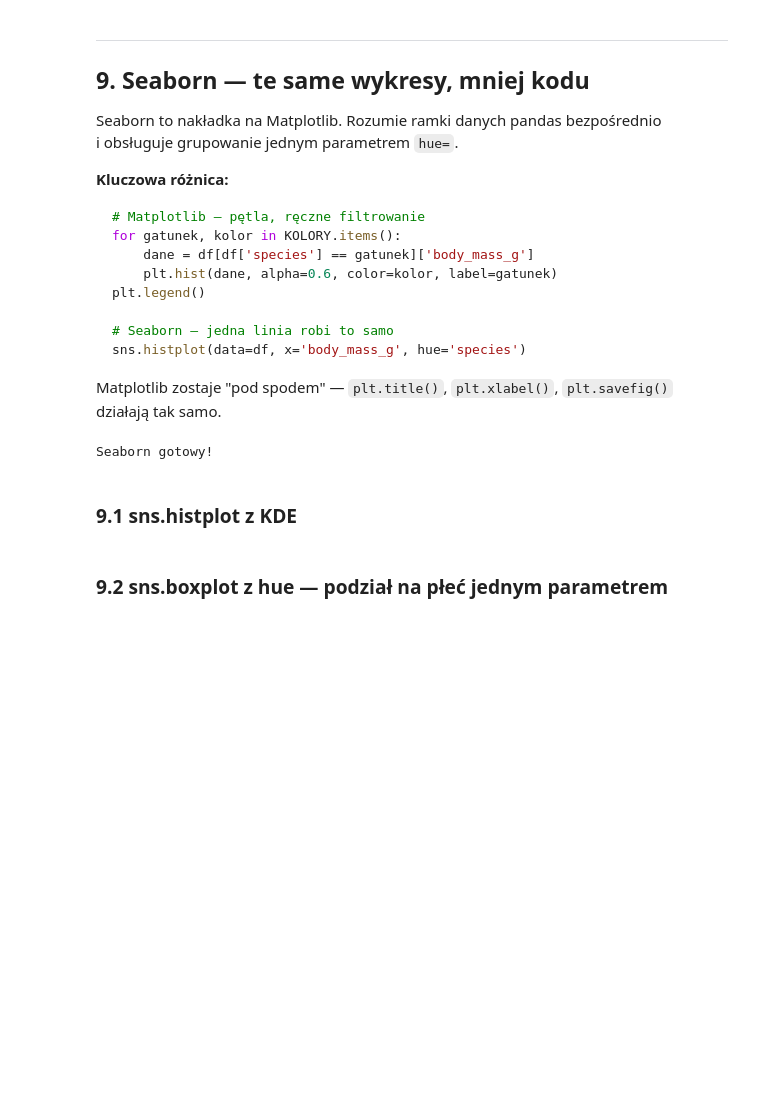
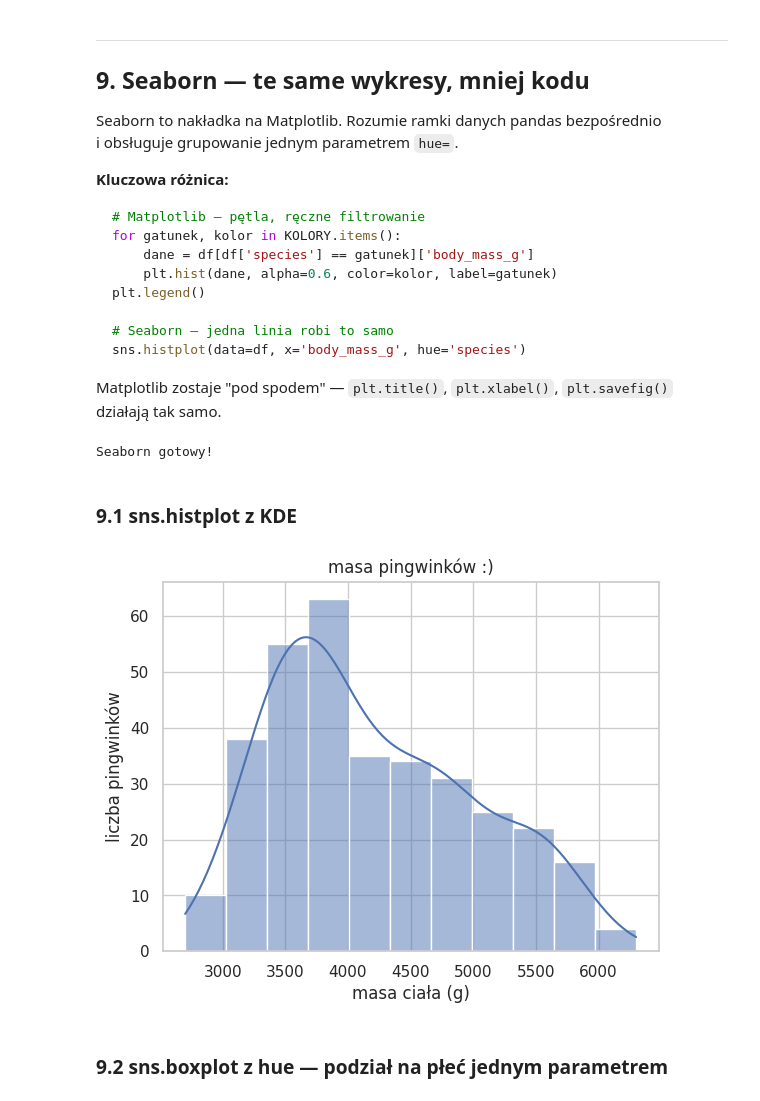
Before and after one commit to ligusoliwia/podstawy_programowania, a Jupyter notebook: SEM2/moduły_python/cwiczenia/cwiczenia_4.ipynb, the cells around one changed output. Drawn from its saved outputs; the diff is of its cells as text; code cells hidden in the pictures; blank space fills up the shorter version.

```diff
--- a/SEM2/moduły_python/cwiczenia/cwiczenia_4.ipynb
+++ b/SEM2/moduły_python/cwiczenia/cwiczenia_4.ipynb
@@ -941,5 +941,13 @@ print('Seaborn gotowy!')
 Seaborn gotowy!
 # %% [markdown]
 ### 9.1 sns.histplot z KDE
+# %%
+sns.histplot(data=ping, x='body_mass_g', kde=True) #kde to kernel density estimation curve
+plt.xlabel("masa ciała (g)")
+plt.ylabel("liczba pingwinków")
+plt.title("masa pingwinków :)")
+plt.show()
+# %% [output]
+[figure, added]
 # %% [markdown]
 ### 9.2 sns.boxplot z hue — podział na płeć jednym parametrem
```
Also changed, not shown: parts of 7 cells of this notebook, 1 other file.
